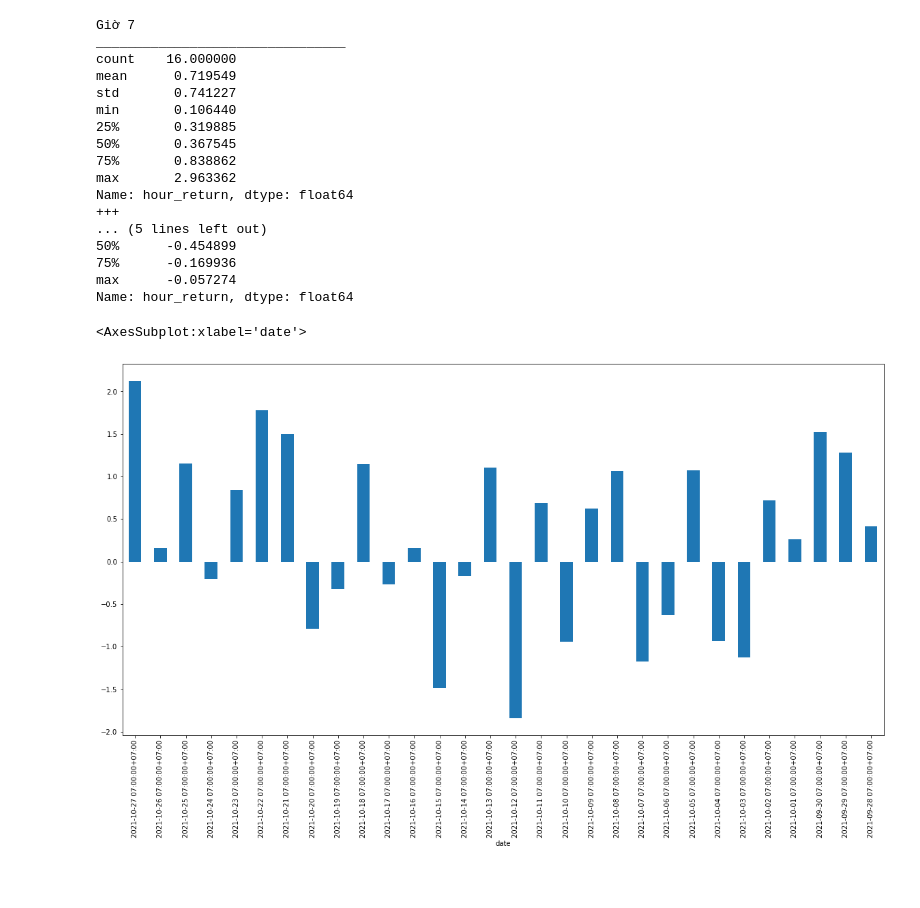
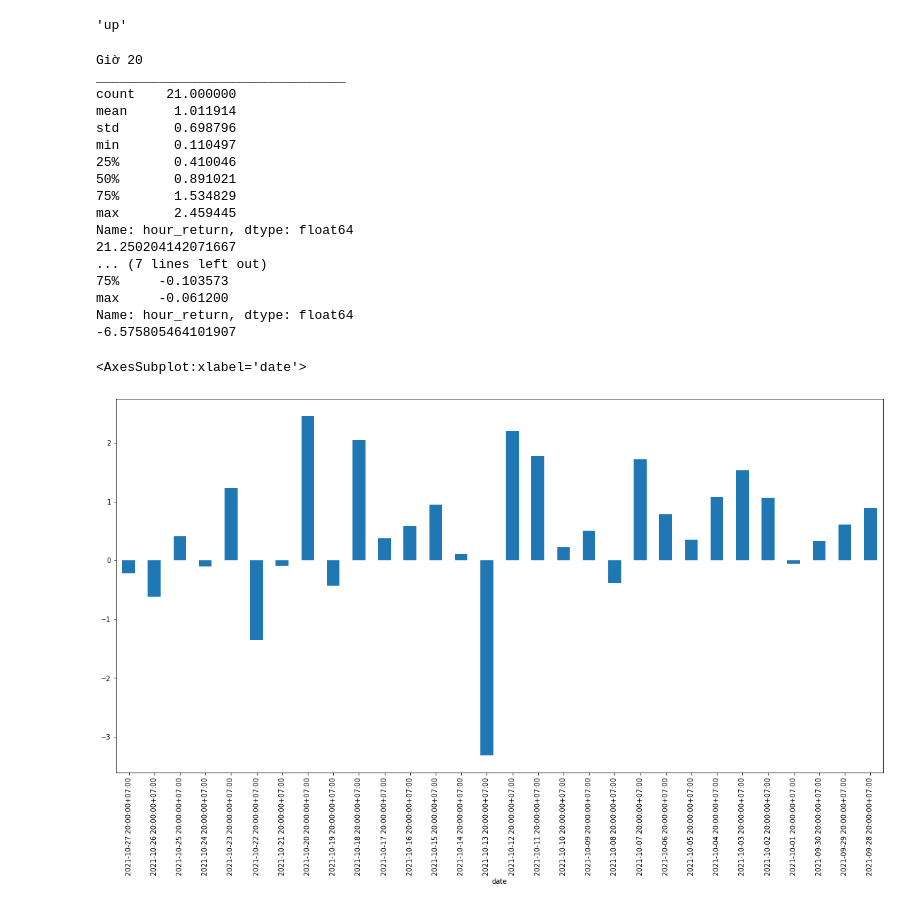
Before and after one commit to bachpx195/the_big_trade, a Jupyter notebook: TheBigTrade/HighestHourInDay.ipynb, the cells around one changed output. Saved outputs shown, nothing was run; the diff lists cells and outputs as text; code cells hidden in the pictures; blank space fills up the shorter version.

```diff
--- a/TheBigTrade/HighestHourInDay.ipynb
+++ b/TheBigTrade/HighestHourInDay.ipynb
@@ -2,7 +2,7 @@
 from myenv.models.candlestick import Candlestick
 from myenv.helpers.constants import HIGH_INDEX, LOW_INDEX, OPEN_INDEX, CLOSE_INDEX
 from myenv.models.merchandise_rate import MerchandiseRate
-from myenv.helpers.utils import percentage_change, candlestick_type
+from myenv.helpers.utils import percentage_change, candlestick_type, type_continuous
 import matplotlib.pyplot as plt
 import numpy as np
 
@@ -28,6 +28,8 @@ first_date = data_prices.iloc[0].name.date()
 last_date = data_prices.iloc[-1].name.date()
 
 data_prices['type'] = candlestick_type(data_prices)
+
+data_prices['type_continuous'] = type_continuous(data_prices)
 
 # data_prices = data_prices[data_prices['hour'] == 10]
 
@@ -108,30 +110,42 @@ date
+# %%
+data_prices.iloc[0].type
+# %% [output]
+'up'
 # %%
-hour_observe = 7
+hour_observe = 20
+
+data_prices_up = data_prices[(data_prices['hour'] == hour_observe) & (data_prices['type'] == 'up')]
+data_prices_down = data_prices[(data_prices['hour'] == hour_observe) & (data_prices['type'] == 'down')]
 
 print(f"Giờ {hour_observe}")
 print("________________________________")
-print(data_prices_x[data_prices_x['type'] == 'up']['hour_return'].describe())
+print(data_prices_up['hour_return'].describe())
+print(data_prices_up['hour_return'].sum())
+
+
 print("+++")
-print(data_prices_x[data_prices_x['type'] == 'down']['hour_return'].describe())
+print(data_prices_down['hour_return'].describe())
+print(data_prices_down['hour_return'].sum())
+
 data_prices[data_prices['hour'] == hour_observe]['hour_return'].plot(figsize=[20,10], kind='bar')
 # data_prices[data_prices['hour'] == hour_observe]['hour_return'].hist(bins=20)
 # %% [output]
-Giờ 7
+Giờ 20
 ________________________________
-count    16.000000
-mean      0.719549
-std       0.741227
-min       0.106440
-25%       0.319885
-50%       0.367545
-75%       0.838862
-max       2.963362
+count    21.000000
+mean      1.011914
+std       0.698796
+min       0.110497
+25%       0.410046
+50%       0.891021
+75%       1.534829
+max       2.459445
 Name: hour_return, dtype: float64
-+++
-... (5 lines left out)
-50%      -0.454899
-75%      -0.169936
-max      -0.057274
+21.250204142071667
+... (7 lines left out)
+75%     -0.103573
+max     -0.061200
 Name: hour_return, dtype: float64
+-6.575805464101907
 <AxesSubplot:xlabel='date'>
-[figure, old version]
+[figure, new version]
```
Also changed, not shown: parts of 5 cells of this notebook, 3 other files.
